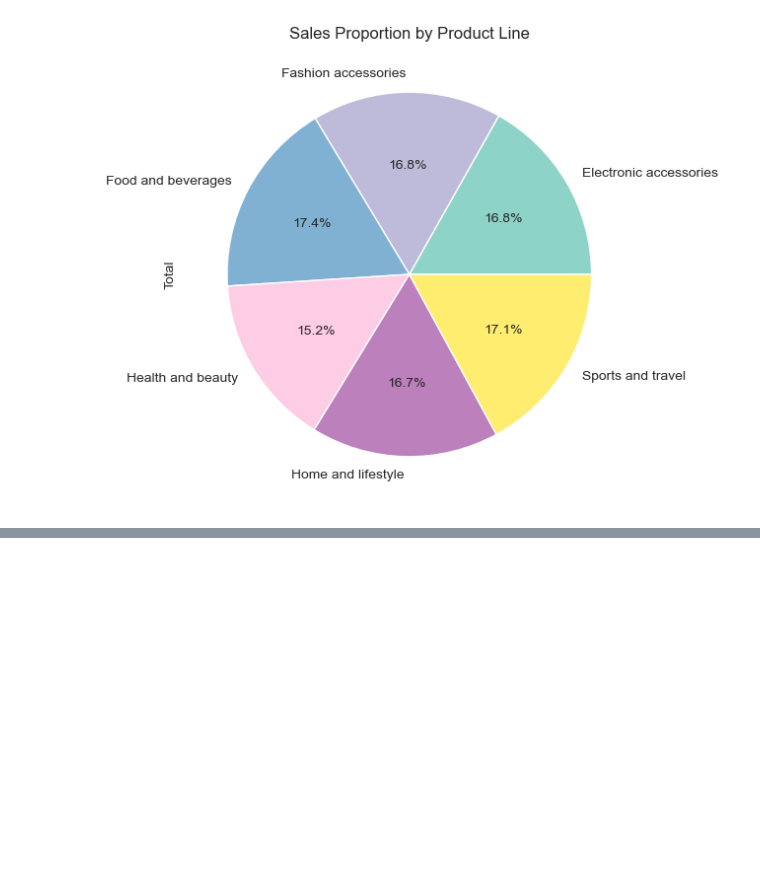
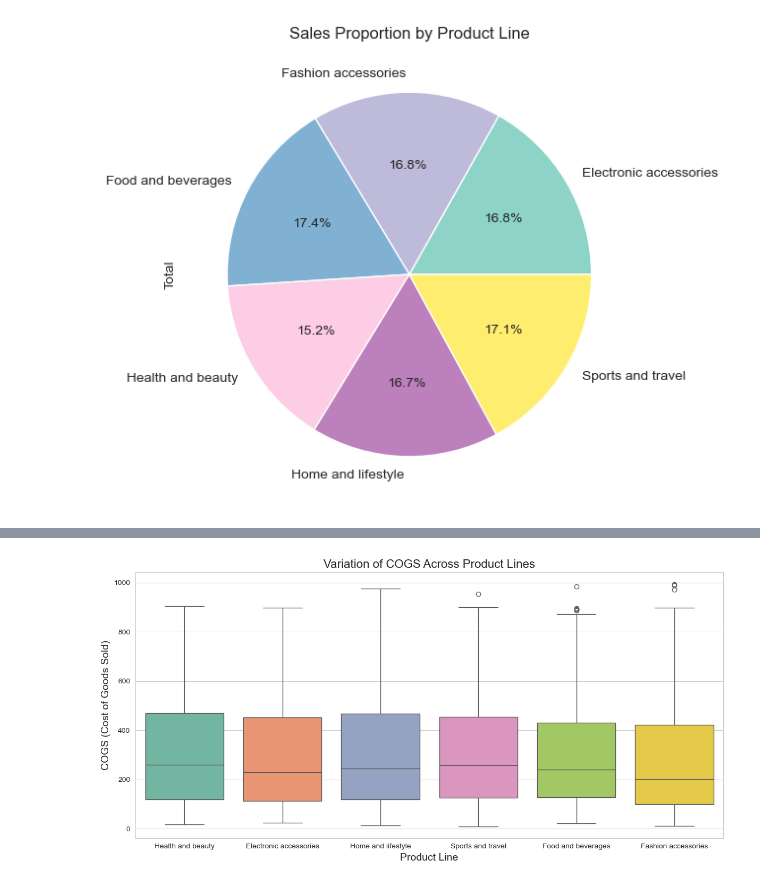
Before and after one commit to VarnaviPerera/PRINCIPLES-OF-DATA-SCIENCE-Portfolio, a Jupyter notebook: EDA/InitialEDA.ipynb, the cells around one changed output, grey strips where cells are left out. Cells and saved outputs as stored; diff of their text form; code cells hidden in the pictures; blank space fills up the shorter version.

```diff
--- a/EDA/InitialEDA.ipynb
+++ b/EDA/InitialEDA.ipynb
@@ -279,0 +336,15 @@ plt.show()
+# %%
+# Plotting COGS variation across different product lines with hue assigned
+plt.figure(figsize=(12, 6))
+sns.boxplot(data=supermarket_data, x='Product line', y='cogs', hue='Product line', palette='Set2', legend=False)
+
+# Adding a title and labels
+plt.title('Variation of COGS Across Product Lines', fontsize=16)
+plt.xlabel('Product Line', fontsize=14)
+plt.ylabel('COGS (Cost of Goods Sold)', fontsize=14)
+
+# Show the plot
+plt.tight_layout()
+plt.show()
+# %% [output]
+[figure, added]
```
Also changed, not shown: parts of 2 cells of this notebook.
